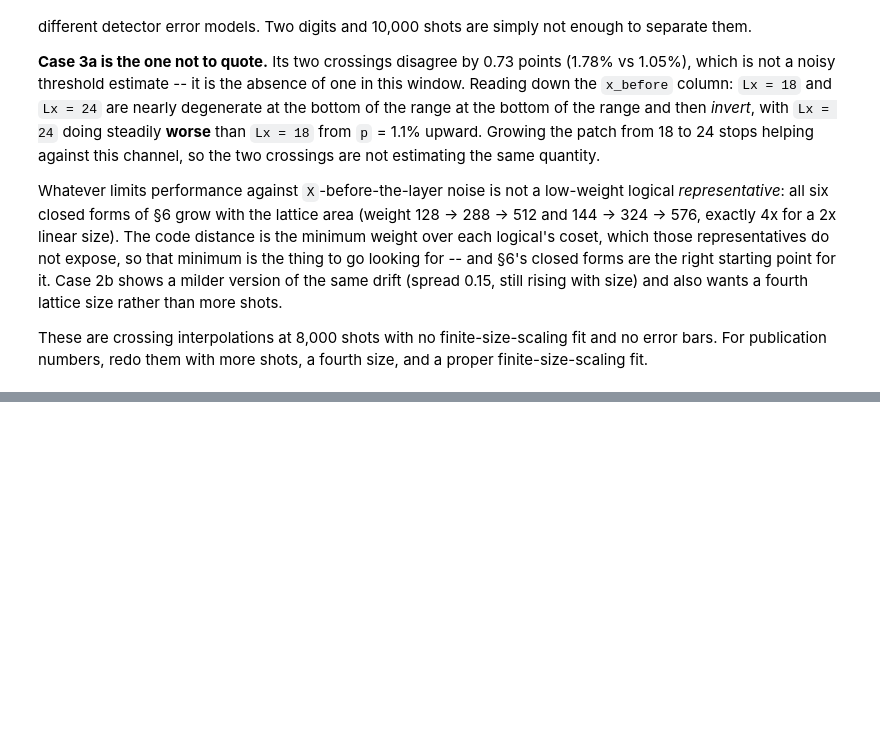
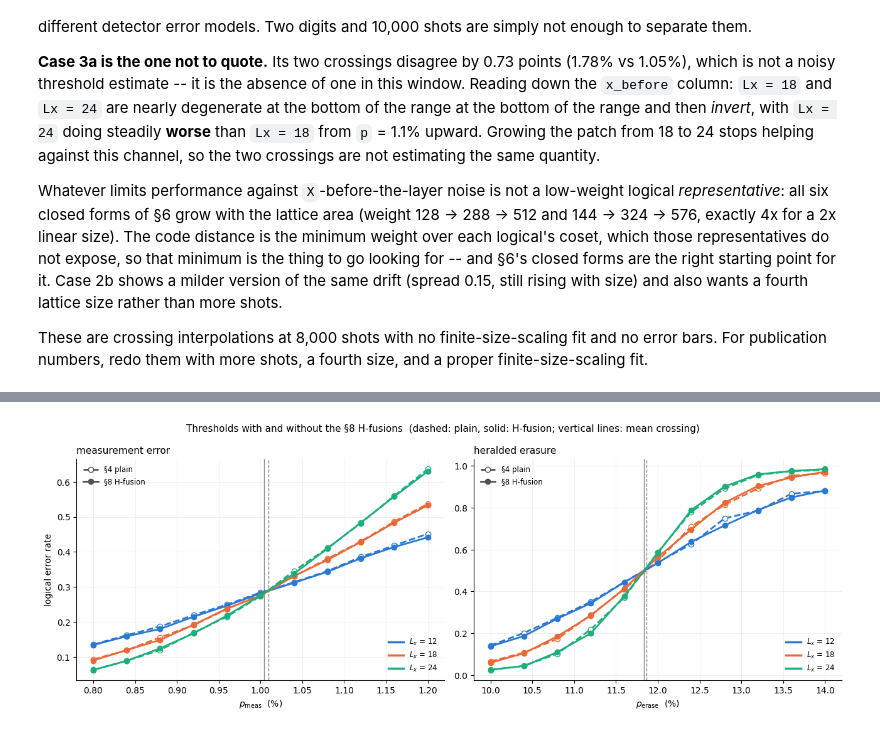
Before and after one commit to anxious-pineapple/Errors-in-FBQC-Code, a Jupyter notebook: Code/HexagonMOD2_fbqc_walkthrough.ipynb, the cells around one changed output, grey strips where cells are left out. Drawn from its saved outputs; the diff is of its cells as text; code cells hidden in the pictures; blank space fills up the shorter version.

Commit message:
Added bias threshold code and a modified fusion to Hexagon codes

```diff
--- a/Code/HexagonMOD2_fbqc_walkthrough.ipynb
+++ b/Code/HexagonMOD2_fbqc_walkthrough.ipynb
@@ -1559,0 +2095,19 @@ size, and a proper finite-size-scaling fit.
+# %%
+TH_CROSS = {}
+print(f"{'noise':>6} {'circuit':>12}  {'12 vs 18':>9} {'18 vs 24':>9}   mean")
+for noise, ps in P_GRIDS.items():
+    for variant in VARIANTS:
+        xs = [crossing(ps, th_results[(noise, variant, TH_SIZES[i])],
+                       th_results[(noise, variant, TH_SIZES[i + 1])]) for i in (0, 1)]
+        TH_CROSS[(noise, variant)] = xs
+        found = [x for x in xs if x is not None]
+        cells_ = "".join(f"{(f'{x * 100:.3f}%' if x is not None else '--'):>10}" for x in xs)
+        mean = f"{np.mean(found) * 100:.3f}%" if found else "--"
+        print(f"{noise:>6} {variant:>12} {cells_}   {mean}")
+
+print()
+for noise in P_GRIDS:
+    a, b = (np.mean([x for x in TH_CROSS[(noise, v)] if x is not None]) for v in VARIANTS)
+    print(f"{noise:>6}: H-fusion - plain = {(b - a) * 100:+.3f} percentage points")
+print("\nreference: §7 p_meas crossings 0.99% / 1.00%;  "
+      "Hexagon_fbqc_walkthrough p_erase threshold 11.75%")
@@ -1559,0 +2125,36 @@ size, and a proper finite-size-scaling fit.
+# %%
+SERIES = {4: "#2a78d6", 6: "#eb6834", 8: "#1baf7a"}   # same per-size colours as §7
+STYLE = {"§4 plain": dict(ls="--", mfc="white"), "§8 H-fusion": dict(ls="-")}
+TITLES = {"meas": ("measurement error", "$p_\\mathrm{meas}$"),
+          "erase": ("heralded erasure", "$p_\\mathrm{erase}$")}
+
+fig, axes = plt.subplots(1, 2, figsize=(13, 4.8))
+for ax, noise in zip(axes, P_GRIDS):
+    ps = P_GRIDS[noise] * 100
+    for variant in VARIANTS:
+        for x in TH_SIZES:
+            ax.plot(ps, th_results[(noise, variant, x)], marker="o", color=SERIES[x],
+                    linewidth=2, markersize=6, **STYLE[variant])
+        found = [v for v in TH_CROSS[(noise, variant)] if v is not None]
+        if found:
+            ax.axvline(np.mean(found) * 100, color="#8a8983", linewidth=1,
+                       ls=STYLE[variant]["ls"], zorder=0)
+    title, xlab = TITLES[noise]
+    ax.set_title(title, fontsize=11, loc="left")
+    ax.set_xlabel(xlab + "  (%)")
+    ax.grid(alpha=0.22, linewidth=0.6)
+    ax.set_axisbelow(True)
+    for s in ("top", "right"):
+        ax.spines[s].set_visible(False)
+    sizes_leg = ax.legend(handles=[plt.Line2D([], [], color=SERIES[x], lw=2.5, label=f"$L_x$ = {3 * x}")
+                                   for x in TH_SIZES], fontsize=8.5, frameon=False, loc="lower right")
+    ax.add_artist(sizes_leg)
+    ax.legend(handles=[plt.Line2D([], [], color="#52514e", marker="o", lw=2, label=v, **STYLE[v])
+                       for v in VARIANTS], fontsize=8.5, frameon=False, loc="upper left")
+axes[0].set_ylabel("logical error rate")
+fig.suptitle("Thresholds with and without the §8 H-fusions  (dashed: plain, solid: H-fusion; "
+             "vertical lines: mean crossing)", fontsize=11)
+plt.tight_layout()
+plt.show()
+# %% [output]
+[figure, added]
```
Also changed, not shown: parts of 39 cells of this notebook, 26 other files.
